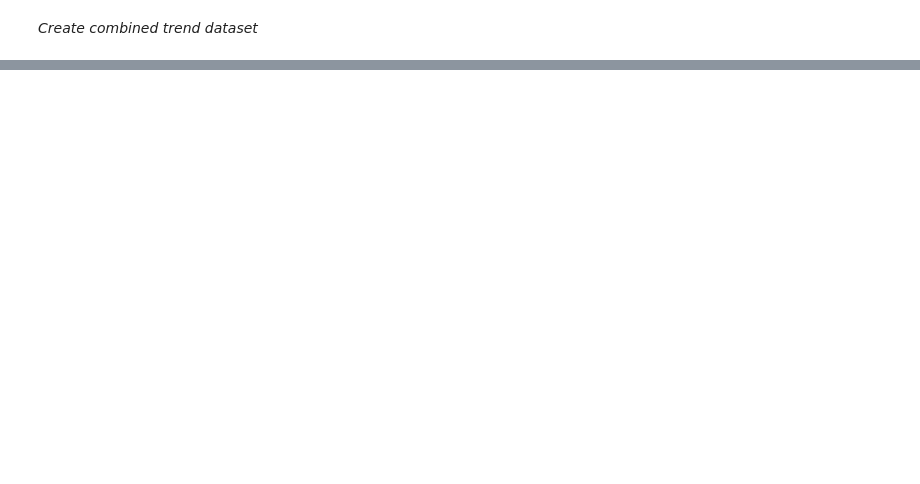
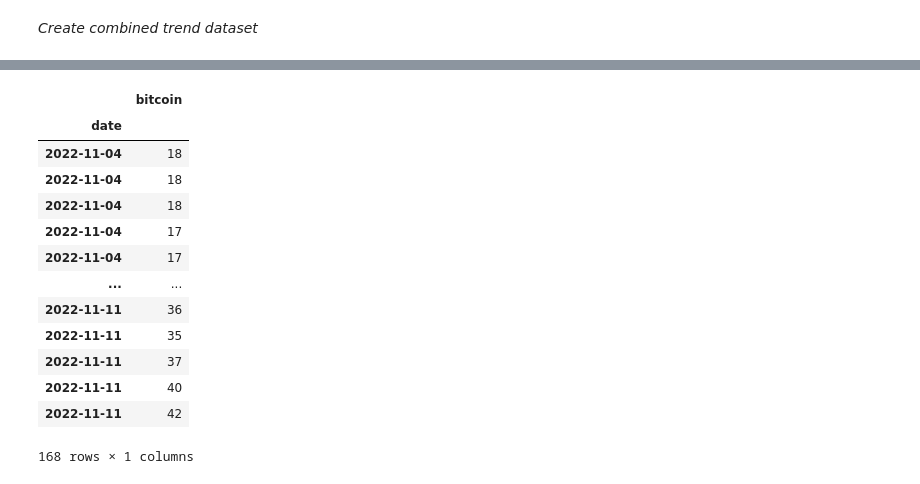
Before and after one commit to Ammar-Raneez/BitForecast, a Jupyter notebook: ml/notebooks/data_fetchers/gtrends_scraper.ipynb, the cells around one changed output, grey strips where cells are left out. Cells and saved outputs as stored; diff of their text form; code cells hidden in the pictures; blank space fills up the shorter version.

```diff
--- a/ml/notebooks/data_fetchers/gtrends_scraper.ipynb
+++ b/ml/notebooks/data_fetchers/gtrends_scraper.ipynb
@@ -252,0 +348,3 @@ df_total.to_csv('../../data/BTC_GTrends_2014_2022.csv')
+# %%
+df.drop(['btc', 'isPartial'], inplace=True, axis=1)
+df.head()
@@ -252,0 +359,21 @@ df_total.to_csv('../../data/BTC_GTrends_2014_2022.csv')
+# %%
+df.index = pd.to_datetime(df.index).date
+# %%
+df.index.rename('date', inplace=True)
+# %%
+df
+# %% [output]
+|  | bitcoin |
+| date |  |
+| 2022-11-04 | 18 |
+| 2022-11-04 | 18 |
+| 2022-11-04 | 18 |
+| 2022-11-04 | 17 |
+| 2022-11-04 | 17 |
+| ... | ... |
+| 2022-11-11 | 36 |
+| 2022-11-11 | 35 |
+| 2022-11-11 | 37 |
+| 2022-11-11 | 40 |
+| 2022-11-11 | 42 |
+168 rows × 1 columns
```
Also changed, not shown: parts of 26 cells of this notebook, 5 other files.
